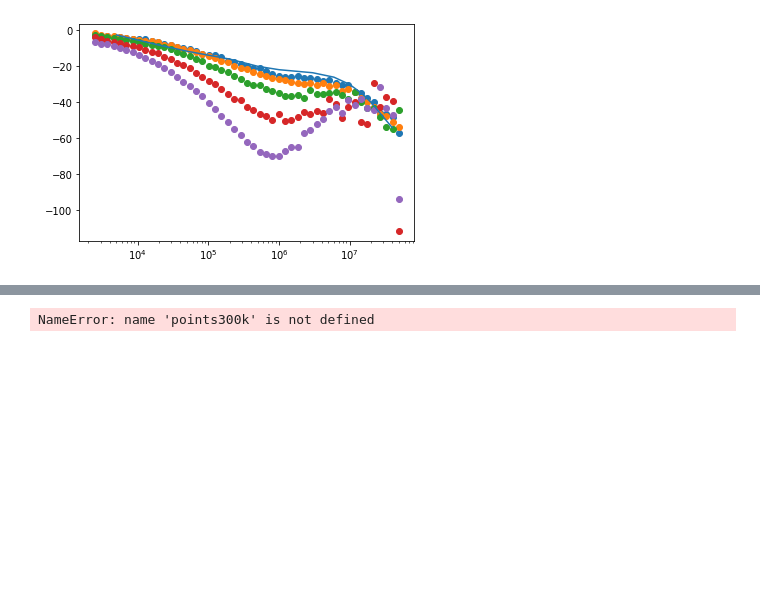
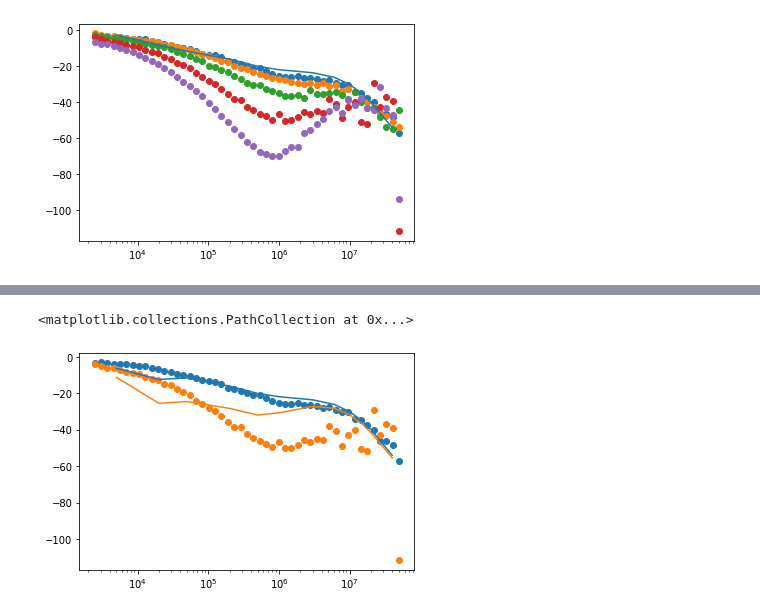
Before and after one commit to marcelclaro/FDTR, a Jupyter notebook: notebook.ipynb, the cells around one changed output, grey strips where cells are left out. Drawn from its saved outputs; the diff is of its cells as text; code cells hidden in the pictures; blank space fills up the shorter version.

```diff
--- a/notebook.ipynb
+++ b/notebook.ipynb
@@ -137,39 +136,40 @@ mpmath.mp.dps = 5
 load = np.genfromtxt('./subs_00um.txt',skip_header=2)
 points00um = np.delete(load,1,1)
 
-load = np.genfromtxt('./subs_10um.txt',skip_header=2)
-points10um = np.delete(load,1,1)
+load = np.genfromtxt('./subs_05um.txt',skip_header=2)
+points05um = np.delete(load,1,1)
 
-frequencies = points00um[:,0]
-#frequencies = [5e3,20e3,50e3,200e3,500e3,1e6,3e6,6e6,10e6,15e6,20e6,40e6]
+#frequencies = points00um[:,0]
+frequencies = [5e3,20e3,50e3,200e3,500e3,1e6,3e6,6e6,10e6,15e6,20e6,40e6]
 
 domain = Domain(300)
 domain.add_substrate(sapphire)
 domain.add_layer(60e-7,gold)
 domain.set_interface_condu(1,3.3e3)
 model = FourierModelFDTR(domain,4.05e-4,4.05e-4,0e-4)
 
 phases_00 = []
 for f in frequencies:
   phases_00.append(model.get_phase(f))
 
 domain = Domain(300)
 domain.add_substrate(sapphire)
 domain.add_layer(60e-7,gold)
 domain.set_interface_condu(1,3.3e3)
 #domain.set_layer_param(1,kt=33.6,kp=33.6)
-model = FourierModelFDTR(domain,4.05e-4,4.05e-4,10e-4)
+model = FourierModelFDTR(domain,4.05e-4,4.05e-4,5e-4)
 
 
 phases_10 = []
 for f in frequencies:
   phases_10.append(model.get_phase(f))
 
 
 fig, ax = plt.subplots()  # Create a figure containing a single axes.
 ax.semilogx(frequencies, phases_00);  # Plot some data on the axes.
 ax.semilogx(frequencies, phases_10);  # Plot some data on the axes.
 ax.scatter(points00um[:,0],points00um[:,1])
-ax.scatter(points10um[:,0],points10um[:,1])
+ax.scatter(points05um[:,0],points05um[:,1])
 # %% [output]
-NameError: name 'points300k' is not defined
+<matplotlib.collections.PathCollection at 0x...>
+[figure, added]
```
Also changed, not shown: parts of 3 cells of this notebook, 2 other files.
